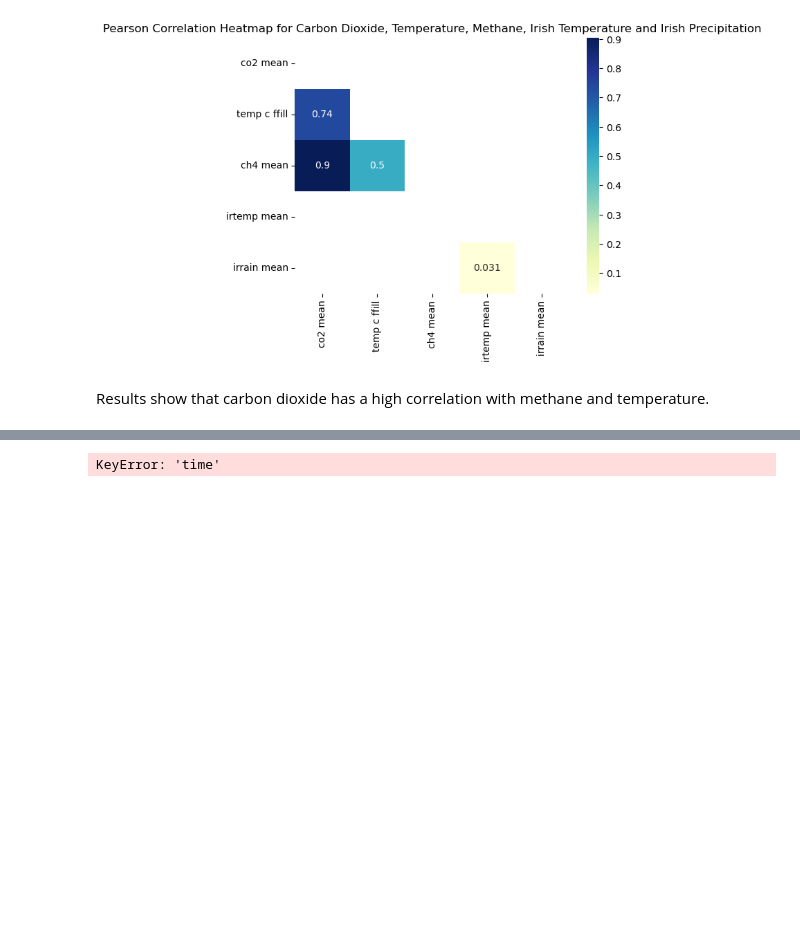
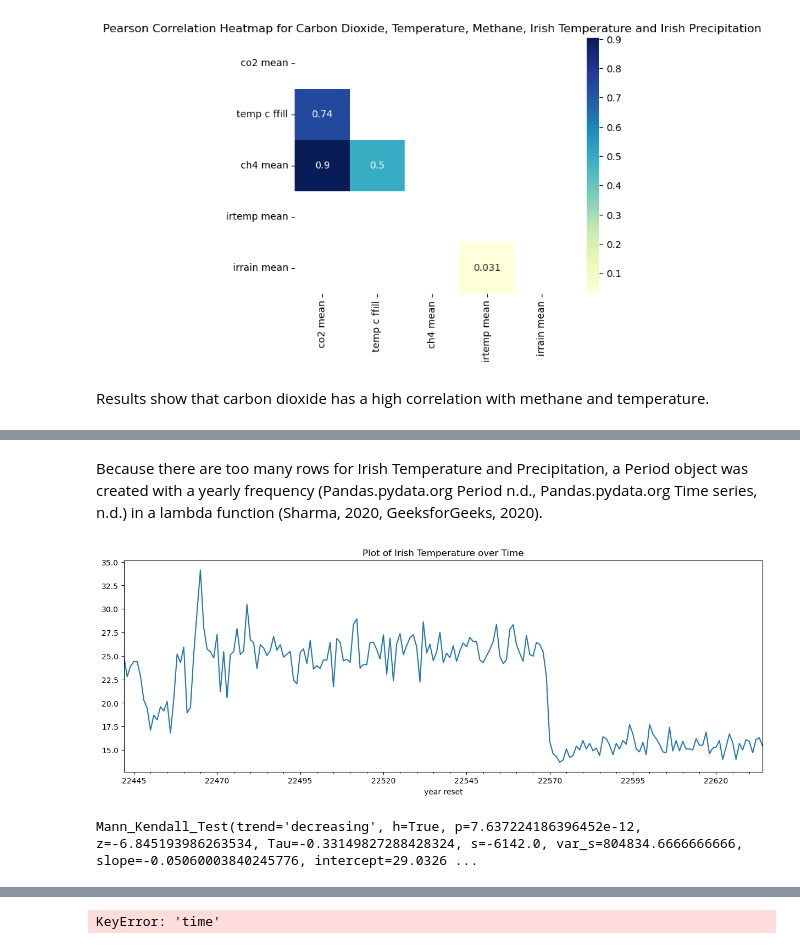
Before and after one commit to nurbujang/2progdaw23, a Jupyter notebook: project2.ipynb, the cells around one changed output, grey strips where cells are left out. Cells and saved outputs as stored; diff of their text form; code cells hidden in the pictures; blank space fills up the shorter version.

Commit message:
Pearson Correlation, Mann-Kendall Z

```diff
--- a/project2.ipynb
+++ b/project2.ipynb
@@ -1524,0 +1457,6 @@ Wavelet Analysis is a time-frequency analysis that can identify patterns and tre
+# %%
+# if read from csv, set index later for resampling
+# if use from above, index is already set - can get messy
+
+df = pd.read_csv('df_all_merge.csv')
+df.head(3)
@@ -1524,0 +1468,2 @@ Wavelet Analysis is a time-frequency analysis that can identify patterns and tre
+# %%
+variables = ['co2 mean', 'temp c ffill', 'ch4 mean', 'irrain mean', 'irtemp mean']
@@ -1524,0 +1523,17 @@ Wavelet Analysis is a time-frequency analysis that can identify patterns and tre
+# %% [markdown]
+Because there are too many rows for Irish Temperature and Precipitation, a Period object was created with a yearly frequency (Pandas.pydata.org Period n.d., Pandas.pydata.org Time series, n.d.) in a lambda function (Sharma, 2020, GeeksforGeeks, 2020).
+# %%
+# For Irish temperature: pd.Period > set index > resample
+
+df['year reset'] = df['year reset'].apply(lambda x: pd.Period(year=x, freq='Y'))
+df.set_index('year reset', drop=True, inplace=True)
+temp = df.resample('1Y')[variables[-1]].max().dropna() # can try median, min or mean
+# %%
+temp.plot(figsize=(15,5))
+plt.title('Plot of Irish Temperature over Time');
+# %% [output]
+[figure, added]
+# %%
+mk.original_test(temp, alpha=0.05)
+# %% [output]
+Mann_Kendall_Test(trend='decreasing', h=True, p=7.637224186396452e-12, z=-6.845193986263534, Tau=-0.33149827288428324, s=-6142.0, var_s=804834.6666666666, slope=-0.05060003840245776, intercept=29.0326 ...
```
Also changed, not shown: parts of 27 cells of this notebook, 1 other file.
